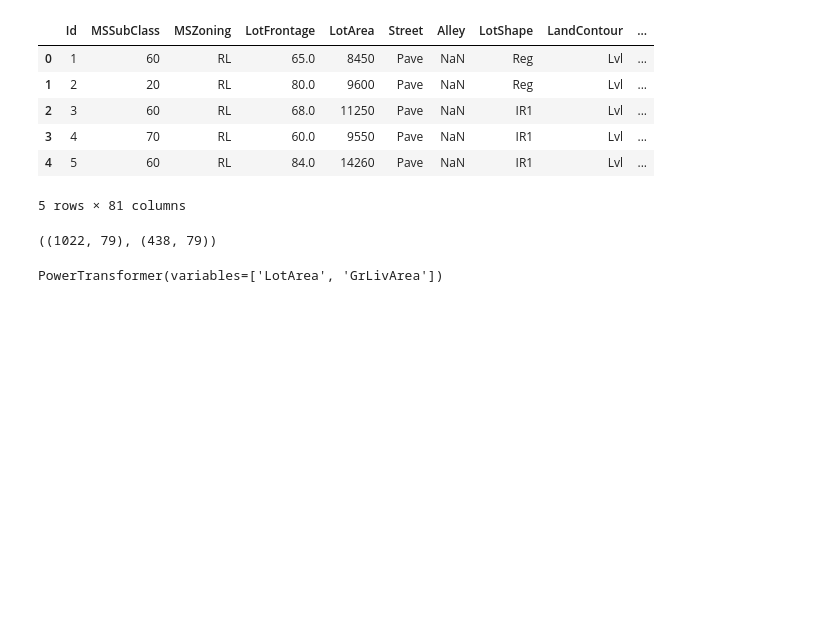
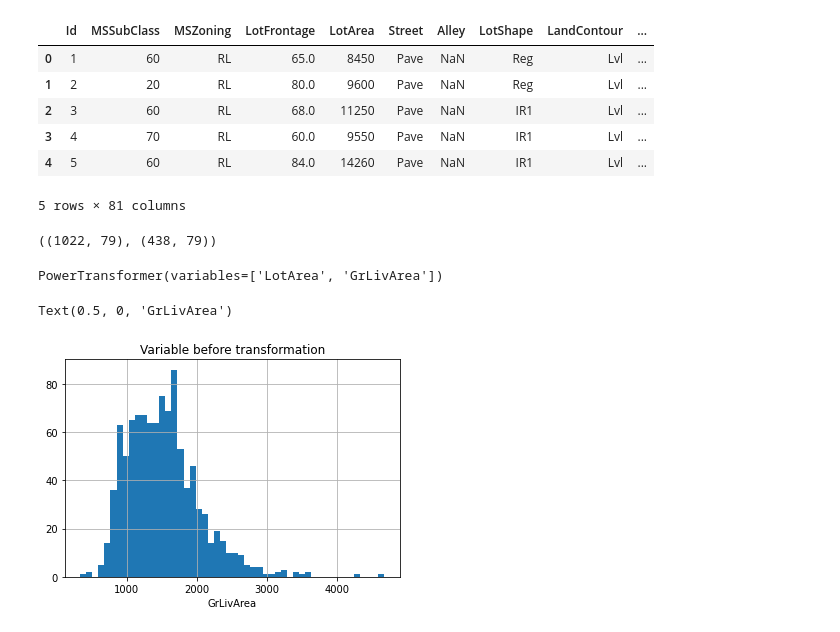
Before and after one commit to feature-engine/feature_engine, a Jupyter notebook: examples/transformation/PowerTransformer.ipynb, the cells around one changed output. Cells and saved outputs as stored; diff of their text form; code cells hidden in the pictures; blank space fills up the shorter version.

```diff
--- a/examples/transformation/PowerTransformer.ipynb
+++ b/examples/transformation/PowerTransformer.ipynb
@@ -59,2 +62,10 @@ PowerTransformer(variables=['LotArea', 'GrLivArea'])
 train_t = et_transformer.transform(X_train)
 test_t = et_transformer.transform(X_test)
+# %%
+# variable before transformation
+X_train['GrLivArea'].hist(bins=50)
+plt.title('Variable before transformation')
+plt.xlabel('GrLivArea')
+# %% [output]
+Text(0.5, 0, 'GrLivArea')
+[figure, added]
```
Also changed, not shown: parts of 27 cells of this notebook, 5 other files.
